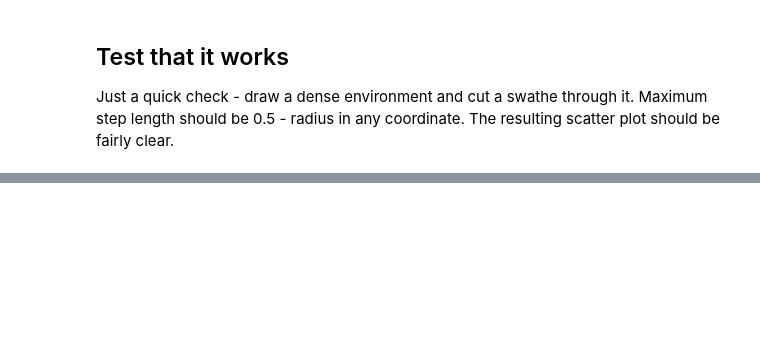
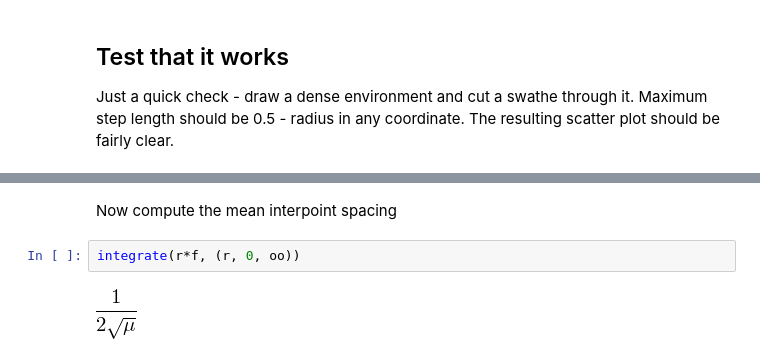
Before and after one commit to rgbrown/preydepletion, a Jupyter notebook: experiments.ipynb, the cells around one changed output, grey strips where cells are left out. Cells and saved outputs as stored; diff of their text form; blank space fills up the shorter version.

```diff
--- a/experiments.ipynb
+++ b/experiments.ipynb
@@ -71,0 +99,6 @@ plt.plot(t, pop, t, wellmixed(t, **params))
+# %% [markdown]
+Now compute the mean interpoint spacing
+# %%
+integrate(r*f, (r, 0, oo))
+# %% [output]
+[figure, added]
```
Also changed, not shown: parts of 13 cells of this notebook, 1 other file.
